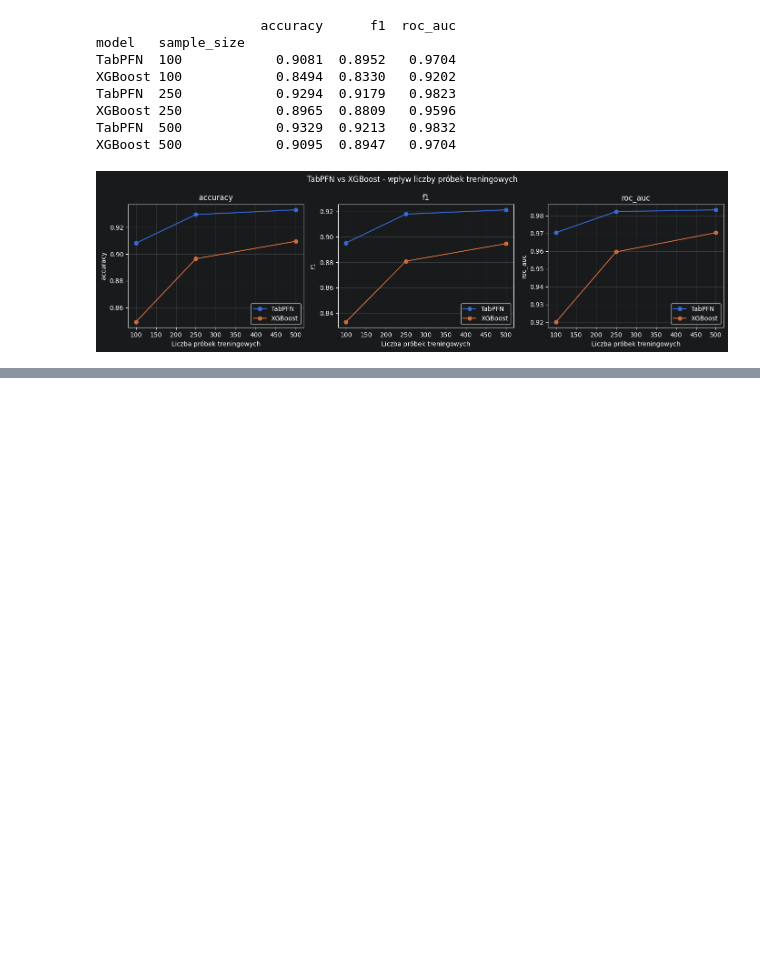
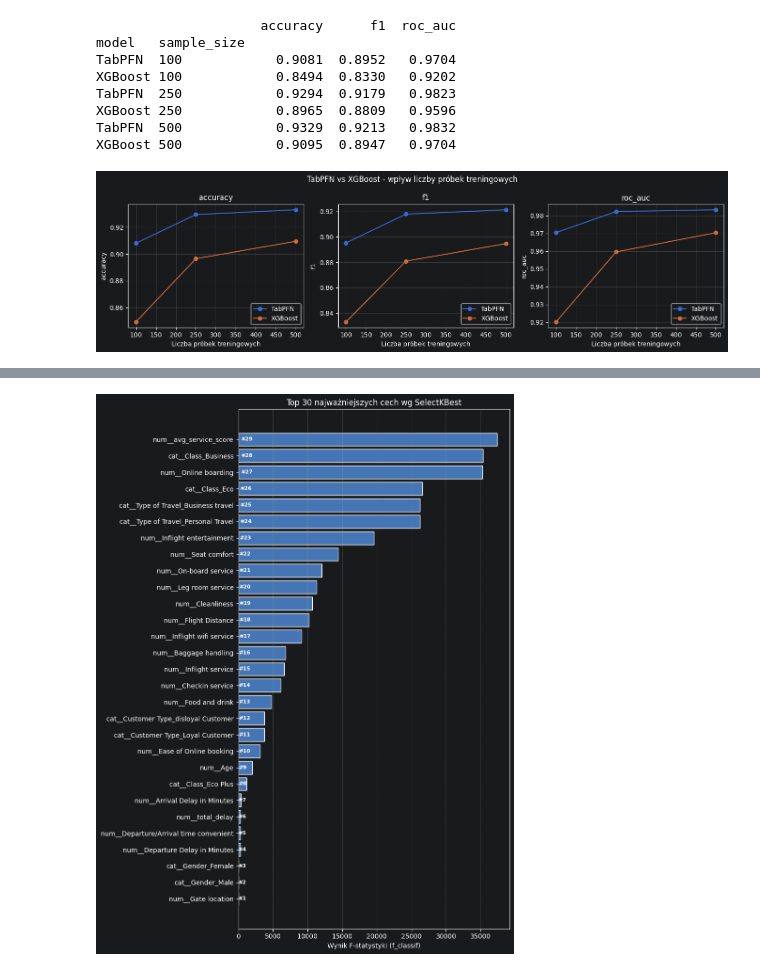
Before and after one commit to nataliap203/Airline_Passenger_Satisfaction_Classification, a Jupyter notebook: notebooks/main.ipynb, the cells around one changed output, grey strips where cells are left out. Saved outputs shown, nothing was run; the diff lists cells and outputs as text; code cells hidden in the pictures; blank space fills up the shorter version.

```diff
--- a/notebooks/main.ipynb
+++ b/notebooks/main.ipynb
@@ -366,0 +393,3 @@ plt.show()
+# %%
+scores_df = get_feature_scores(preprocessor, X_train, y_train)
+scores_df
@@ -366,0 +414,4 @@ plt.show()
+# %%
+plot_feature_scores(scores_df, top_n=30)
+# %% [output]
+[figure, added]
```
Also changed, not shown: parts of 5 cells of this notebook, 1 other file.
